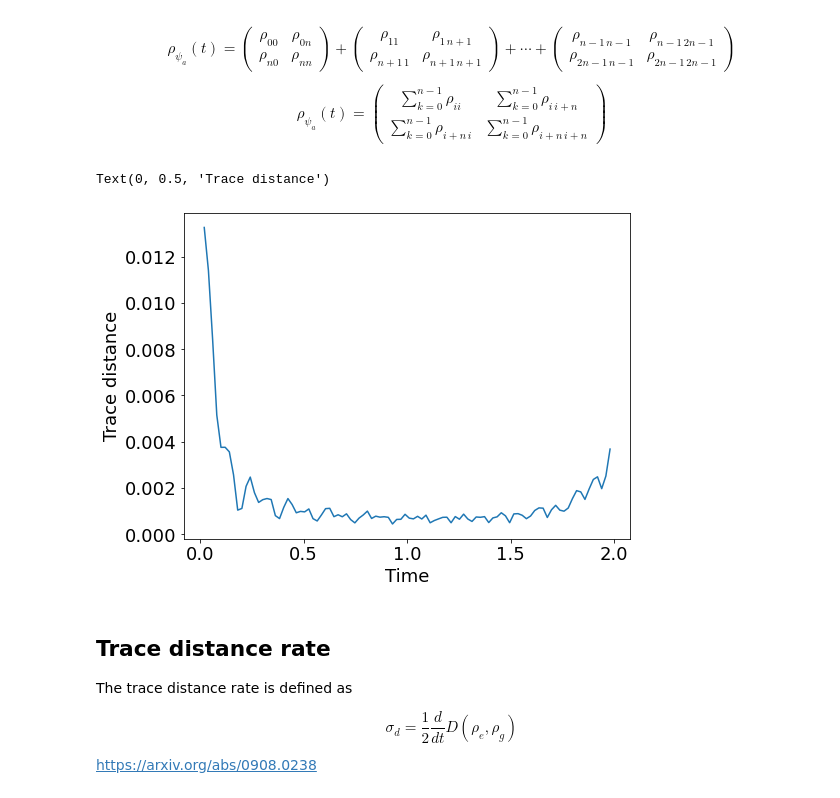
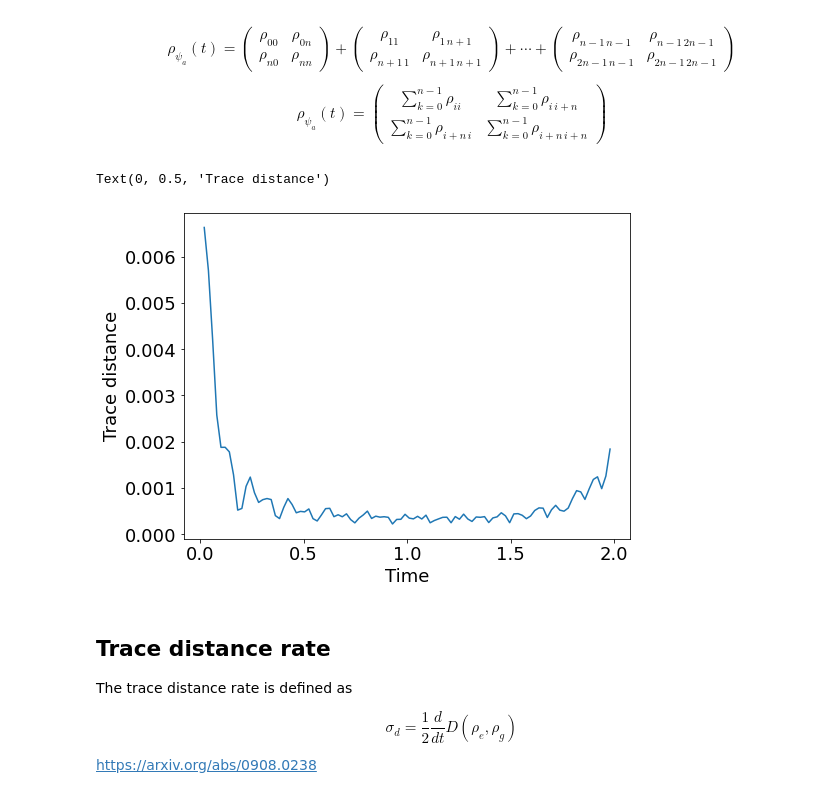
Before and after one commit to alejandrogm668/Markovianity-Jaynes-Cummings-Model, a Jupyter notebook: JC.ipynb, the cells around one changed output. Saved outputs shown, nothing was run; the diff lists cells and outputs as text; code cells hidden in the pictures.

```diff
--- a/JC.ipynb
+++ b/JC.ipynb
@@ -23,9 +23,9 @@ plt.rcParams.update({'font.size': 18})
 #Atom basis
 g = np.array([1,0]); g.shape = (2,1)
 e = np.array([0,1]); e.shape = (2,1)
-Sz = csr_matrix(np.outer(g,g) - np.outer(e,e))
-Sp = csr_matrix(np.outer(e,g))
-Sm = csr_matrix(np.outer(g,e))
+Sz = np.outer(g,g) - np.outer(e,e)
+Sp = np.outer(e,g)
+Sm = np.outer(g,e)
 I_a = np.outer(e,e) + np.outer(g,g)
 
 #Light basis
@@ -37,7 +37,7 @@ a = a_dagger.transpose()
 n = a_dagger.dot(a)
 
 #Hamiltonian
-H = ħ*ω_c*kron(I_a,n) + 0.5*ħ*ω_a*kron(Sz,I_l) + 0.5*ħ*Ω*(kron(Sm,a_dagger) + kron(Sp,a))
+H = ħ*ω_c*kron(I_a,n,format='csc') + 0.5*ħ*ω_a*kron(Sz,I_l,format='csc') + 0.5*ħ*Ω*(kron(Sm,a_dagger,format='csc') + kron(Sp,a,format='csc'))
 
 #Initial conditions
 Light_init = np.full((N,1),1/np.sqrt(N-1)); Light_init[-1] = 0
@@ -61,26 +61,33 @@ Therefore,
 $$P_{|g\rangle}(t) = |\alpha(t)|^2 \sum_{k=0}^{N} |C_k|^2 = |\alpha(t)|^2  $$
 $$P_{|e\rangle}(t) = |\beta(t)|^2 \sum_{k=0}^{N} |C_k|^2 = |\beta(t)|^2  $$
 # %%
+#Time domain
 timesteps = 200
 tf = 1
 t = np.linspace(0,tf,timesteps)
+δt = t[1]-t[0]
+
+#Probabilities
 Pg = np.zeros((timesteps,1))
 Pe = np.zeros((timesteps,1))
 
-δt = t[1]-t[0]
-print(δt)
-
+#Time evolution step
 δU = expm((-1j/ħ)*δt*H)
 
+#Initial condition
 α = 0
 β = np.sqrt(1-np.abs(α)**2)
+
+#Iterations
 ψ = α*ψ_init_g + β*ψ_init_e
-Pg[0], Pe[0] = np.sum(np.power(np.abs(ψ[0:N]),2)), np.sum(np.power(np.abs(ψ[N:-1]),2))
+Pg[0], Pe[0] = np.sum(np.abs(ψ[0:N])**2), np.sum(np.abs(ψ[N:-1]**2))
 
 for i in range(1,timesteps):
     ψ = δU.dot(ψ)
-    Pg[i], Pe[i] = np.sum(np.power(np.abs(ψ[0:N]),2)), np.sum(np.power(np.abs(ψ[N:-1]),2))
+    Pg[i] = np.sum(np.abs(ψ[0:N])**2)
+    Pe[i] = np.sum(np.abs(ψ[N:-1])**2)
 
+#Plotting
 plt.plot(t,Pg,'-')
 plt.plot(t,Pe,'-')
 plt.legend(["gnd","exc"])
@@ -112,40 +119,49 @@ $$\rho_{\psi_a}(t) = \begin{pmatrix} \rho_{00} & \rho_{0n} \\ \rho_{n0} & \rho_{
 
 $$\rho_{\psi_a}(t) = \begin{pmatrix} \sum_{k=0}^{n-1} \rho_{ii} & \sum_{k=0}^{n-1} \rho_{i \,i+n}  \\  \sum_{k=0}^{n-1} \rho_{i+n \,i} & \sum_{k=0}^{n-1} \rho_{i +n \,i+n}   \end{pmatrix}$$
 # %%
+#Time domain
 timesteps = 100
 tf = 2
 t = np.linspace(0,tf,timesteps)
 δt = t[1]-t[0]
 
-D = np.zeros((timesteps,1),dtype='complex')
+#Trace distance (is real)
+D = np.zeros((timesteps,1))
+
+#Time evolution step
 δU = expm((-1j/ħ)*δt*H)
 
-ψ_g = csr_matrix(ψ_init_g)
-ψ_e = csr_matrix(ψ_init_e)
+#Initial conditions
+ψ_g = csc_matrix(ψ_init_g)
+ψ_e = csc_matrix(ψ_init_e)
 
+#Partial trace over N field states
 def reduce_density_matrix(ρ,N):
-    ρ_red = np.zeros((2,2),dtype='complex')
+    ρ_red = np.zeros((2,2),dtype='complex_')
     ρ_red[0,0] = ρ.diagonal(k=0)[0:N].sum()
     ρ_red[0,1] = ρ.diagonal(k=N).sum()
     ρ_red[1,0] = ρ.diagonal(k=-N).sum()
     ρ_red[1,1] = ρ.diagonal(k=0)[N:-1].sum()
     return ρ_red
 
+#Iterations
 for i in range(1,timesteps):
     ψ_e = δU.dot(ψ_e)
     ψ_g = δU.dot(ψ_g)
     ρ_e = ψ_e.dot(ψ_e.transpose())
     ρ_g = ψ_e.dot(ψ_g.transpose())
     ρ_e_red = reduce_density_matrix(ρ_e,N)
     ρ_g_red = reduce_density_matrix(ρ_g,N)
     D[i] = np.sqrt(np.dot( (ρ_e_red-ρ_g_red).conj().T , (ρ_e_red-ρ_g_red) )).trace()
+D = D.flatten()/2
 
+#Plotting
 plt.plot(t[1:-1],D[1:-1],'-')
 plt.xlabel('Time')
 plt.ylabel('Trace distance')
 # %% [output]
 Text(0, 0.5, 'Trace distance')
-[figure, old version]
+[figure, new version]
 # %% [markdown]
 ## Trace distance rate
 
```
Also changed, not shown: parts of 3 cells of this notebook.
